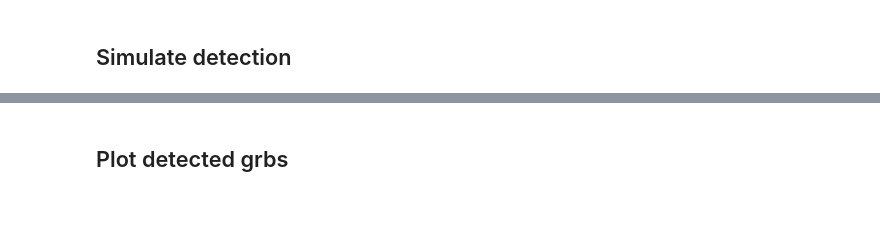
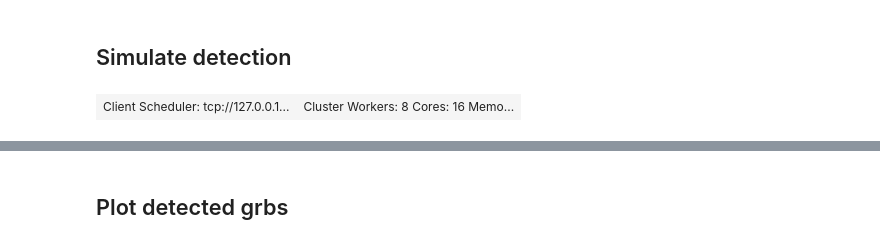
Before and after one commit to cescalara/zusammen, a Jupyter notebook: examples/simulate.ipynb, the cells around one changed output, grey strips where cells are left out. Drawn from its saved outputs; the diff is of its cells as text; code cells hidden in the pictures; blank space fills up the shorter version.

```diff
--- a/examples/simulate.ipynb
+++ b/examples/simulate.ipynb
@@ -109,5 +110,11 @@ population.display_fluxes();
 from corr_cpl.corr_cpl_universe import GBM_CORR_CPL_Universe
 from cosmogrb.universe.survey import Survey
+# %%
+cluster = LocalCluster(n_workers=8)
+client = Client(cluster)
+client
+# %% [output]
+| Client Scheduler: tcp://127.0.0.1... | Cluster Workers: 8 Cores: 16 Memo... |
 # %%
 universe = GBM_CORR_CPL_Universe('data/grb_pop.h5', save_path="data")
 
```
Also changed, not shown: parts of 13 cells of this notebook, 1 other file.
